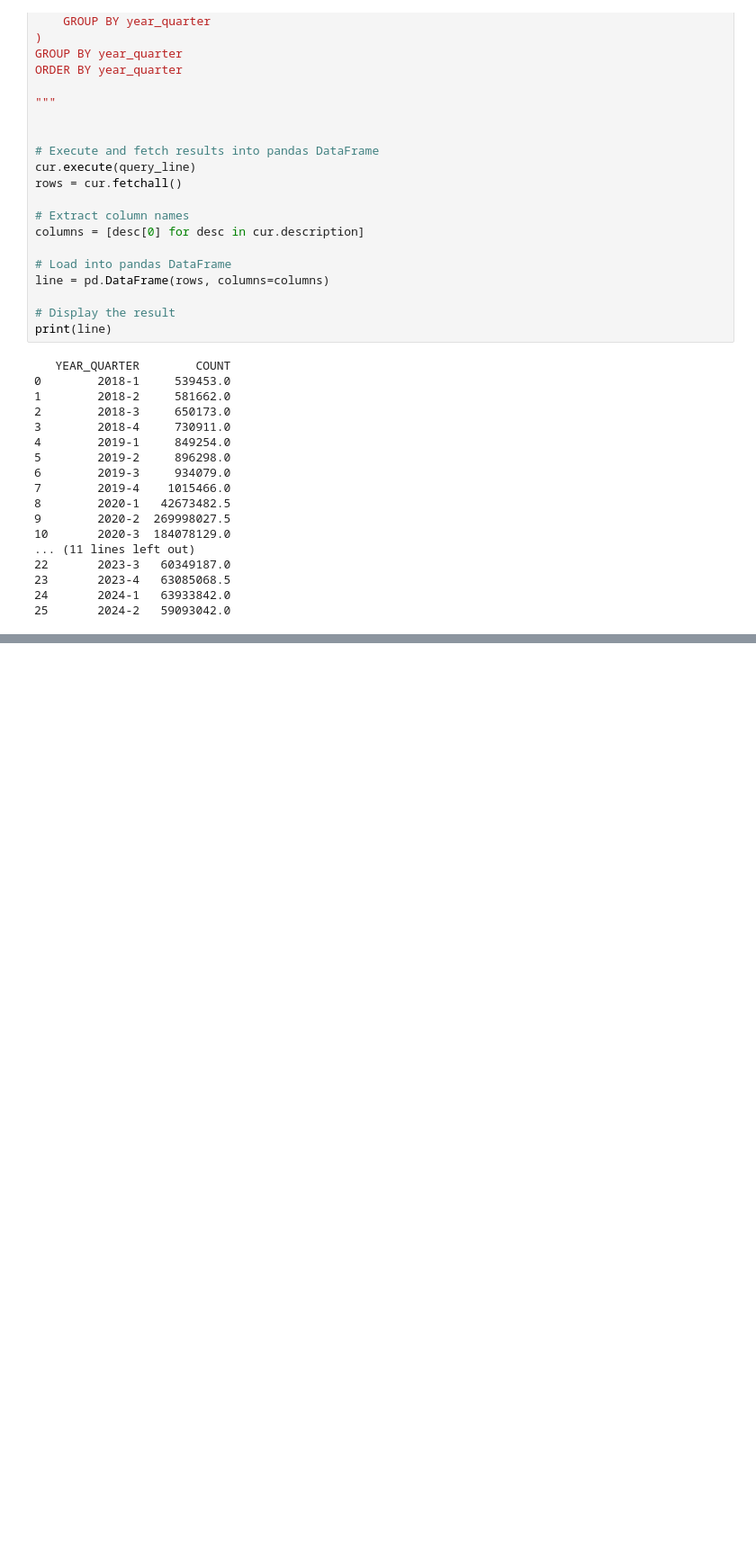
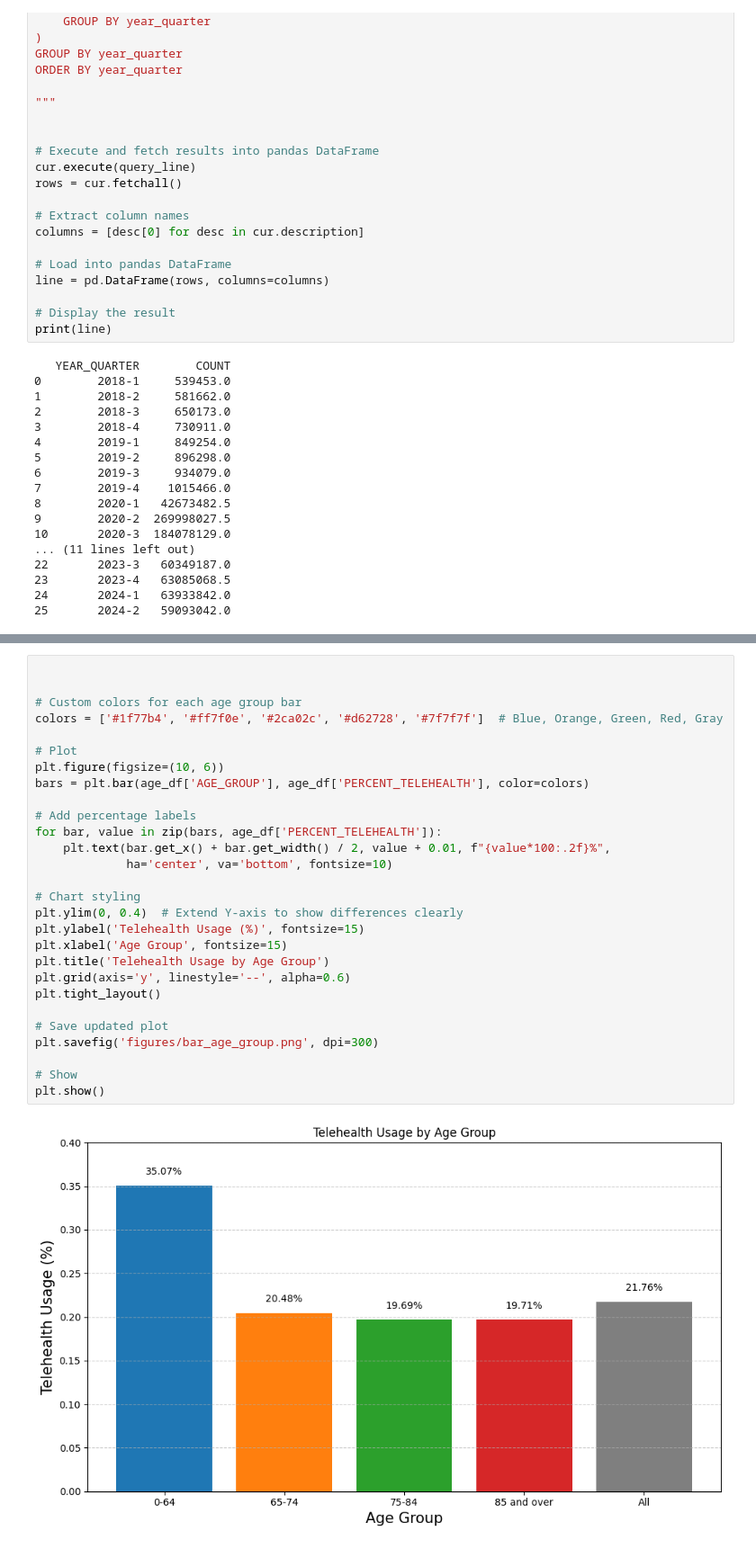
Before and after one commit to lukeni777/CPSC368_group_Luke-Estelle, a Jupyter notebook: methods.ipynb, the cells around one changed output, grey strips where cells are left out. Shown at 90% size. Saved outputs shown, nothing was run; the diff lists cells and outputs as text; blank space fills up the shorter version.

```diff
--- a/methods.ipynb
+++ b/methods.ipynb
@@ -173,0 +273,30 @@ print(ave)
+# %%
+
+
+# Custom colors for each age group bar
+colors = ['#1f77b4', '#ff7f0e', '#2ca02c', '#d62728', '#7f7f7f']  # Blue, Orange, Green, Red, Gray
+
+# Plot
+plt.figure(figsize=(10, 6))
+bars = plt.bar(age_df['AGE_GROUP'], age_df['PERCENT_TELEHEALTH'], color=colors)
+
+# Add percentage labels
+for bar, value in zip(bars, age_df['PERCENT_TELEHEALTH']):
+    plt.text(bar.get_x() + bar.get_width() / 2, value + 0.01, f"{value*100:.2f}%",
+             ha='center', va='bottom', fontsize=10)
+
+# Chart styling
+plt.ylim(0, 0.4)  # Extend Y-axis to show differences clearly
+plt.ylabel('Telehealth Usage (%)', fontsize=15)
+plt.xlabel('Age Group', fontsize=15)
+plt.title('Telehealth Usage by Age Group')
+plt.grid(axis='y', linestyle='--', alpha=0.6)
+plt.tight_layout()
+
+# Save updated plot
+plt.savefig('figures/bar_age_group.png', dpi=300)
+
+# Show
+plt.show()
+# %% [output]
+[figure, added]
```
Also changed, not shown: parts of 8 cells of this notebook, 5 other files.
